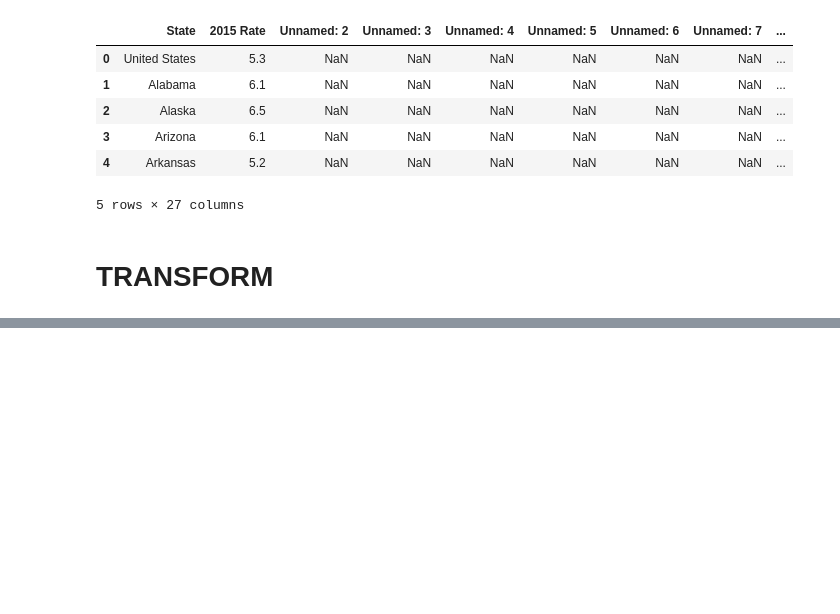
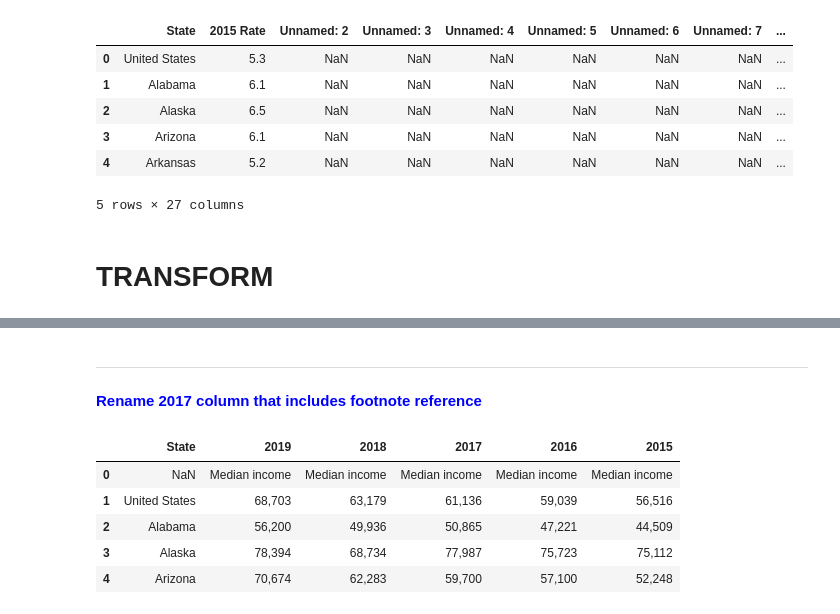
Before and after one commit to vandrade88/ETL-project, a Jupyter notebook: ETL Project.ipynb, the cells around one changed output, grey strips where cells are left out. Cells and saved outputs as stored; diff of their text form; code cells hidden in the pictures; blank space fills up the shorter version.

```diff
--- a/ETL Project.ipynb
+++ b/ETL Project.ipynb
@@ -205,0 +301,13 @@ unemp_2015_df.head()
+# %% [markdown]
+***
+<font color = blue>__Rename 2017 column that includes footnote reference__</font>
+# %%
+median_income_df = median_income_df.rename(columns = {"2017 (40)": "2017"})
+median_income_df.head()
+# %% [output]
+|  | State | 2019 | 2018 | 2017 | 2016 | 2015 |
+| 0 | NaN | Median income | Median income | Median income | Median income | Median income |
+| 1 | United States | 68,703 | 63,179 | 61,136 | 59,039 | 56,516 |
+| 2 | Alabama | 56,200 | 49,936 | 50,865 | 47,221 | 44,509 |
+| 3 | Alaska | 78,394 | 68,734 | 77,987 | 75,723 | 75,112 |
+| 4 | Arizona | 70,674 | 62,283 | 59,700 | 57,100 | 52,248 |
```
Also changed, not shown: parts of 24 cells of this notebook.
